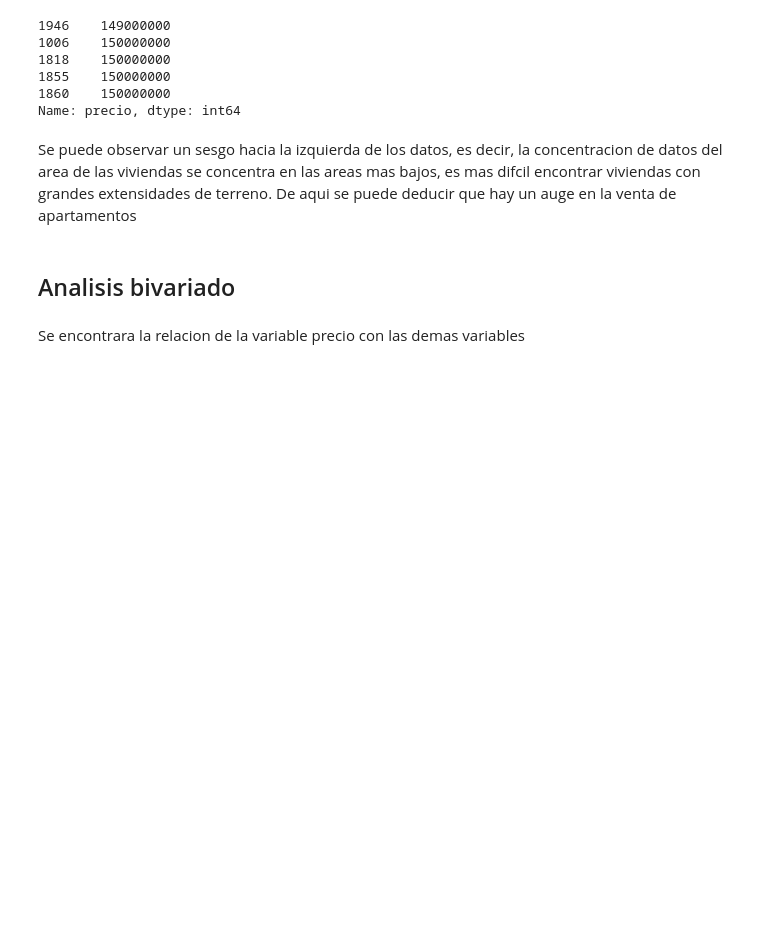
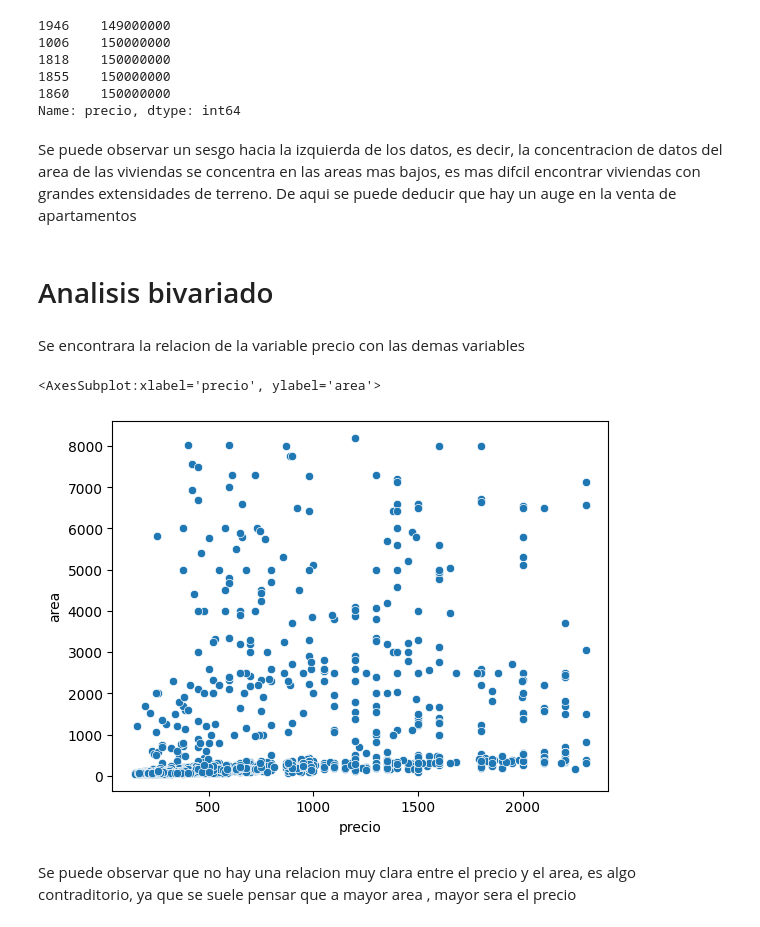
Before and after one commit to juanguzman2/Analisis-del-precio-de-las-viviendas-en-el-oriente-antioqueno, a Jupyter notebook: Script/Analisis exploratorio/Analisis_precio.ipynb, the cells around one changed output. Saved outputs shown, nothing was run; the diff lists cells and outputs as text; code cells hidden in the pictures; blank space fills up the shorter version.

Commit message:
se realizo el analisis descriptivo de la variable precio

```diff
--- a/Script/Analisis exploratorio/Analisis_precio.ipynb
+++ b/Script/Analisis exploratorio/Analisis_precio.ipynb
@@ -13,8 +13,8 @@ from scipy import stats
 # %%
 # !git clone git@github.com:juanguzman2/Precio-de-viviendas-en-colmbia.git
 # %%
-dfpropiedades=pd.read_csv(r'C:\Users\Juan Guzman\pviviendas\Data\dfanalisis')
-dfpropiedades.head()
+dfp=pd.read_csv(r'C:\Users\Juan Guzman\pviviendas\Data\dfanalisis')
+dfp.head()
 # %% [output]
 |  | precio | area | habitaciones | banos | garajes | balcon | trasn. publico | estrato | antiguedad | ... |
 | 0 | 1380000000 | 320.00 | 5 | 6.0 | 2 | 1.0 | 1.0 | 5.0 | 1.0 | ... |
@@ -89,6 +89,14 @@ Name: precio, dtype: int64
 Se puede observar un sesgo hacia la izquierda de los datos, es decir, la concentracion de datos del area de las viviendas se concentra en las areas mas bajos, es mas difcil encontrar viviendas con grandes extensidades de terreno.
 De aqui se puede deducir que hay un auge en la venta de apartamentos
 # %% [markdown]
-## Analisis bivariado
+# Analisis bivariado
 # %% [markdown]
 Se encontrara la relacion de la variable precio con las demas variables
+# %%
+# Relacion entre el precio y el area de las viviendas
+sns.scatterplot(x=(dfp['precio']/1000000),y=dfp['area'])
+# %% [output]
+<AxesSubplot:xlabel='precio', ylabel='area'>
+[figure, added]
+# %% [markdown]
+Se puede observar que no hay una relacion muy clara entre el precio y el area, es algo contraditorio, ya que se suele pensar que a mayor area , mayor sera el precio
```
Also changed, not shown: parts of 15 cells of this notebook.
